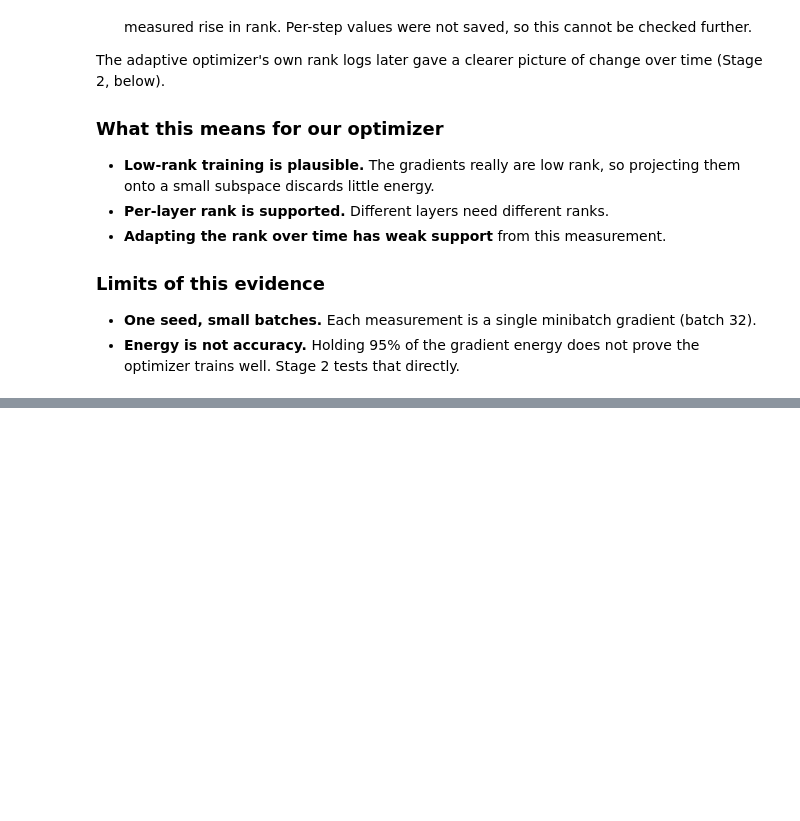
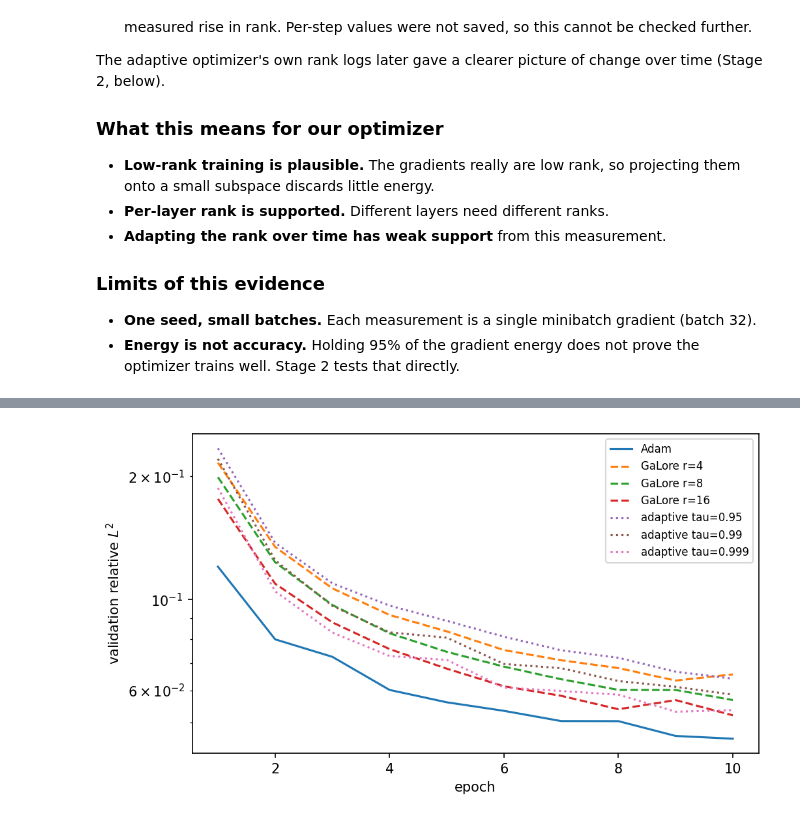
Before and after one commit to jaygupta33/FML_Project, a Jupyter notebook: navier-stokes.ipynb, the cells around one changed output, grey strips where cells are left out. Cells and saved outputs as stored; diff of their text form; code cells hidden in the pictures; blank space fills up the shorter version.

```diff
--- a/navier-stokes.ipynb
+++ b/navier-stokes.ipynb
@@ -1961,0 +2091,4 @@ save_csv(per_layer, "grad_per_layer", index=False)
+# %%
+show_fig("stage2_screen_curves.png")
+# %% [output]
+[figure, added]
```
Also changed, not shown: parts of 56 cells of this notebook, 2 other files.
